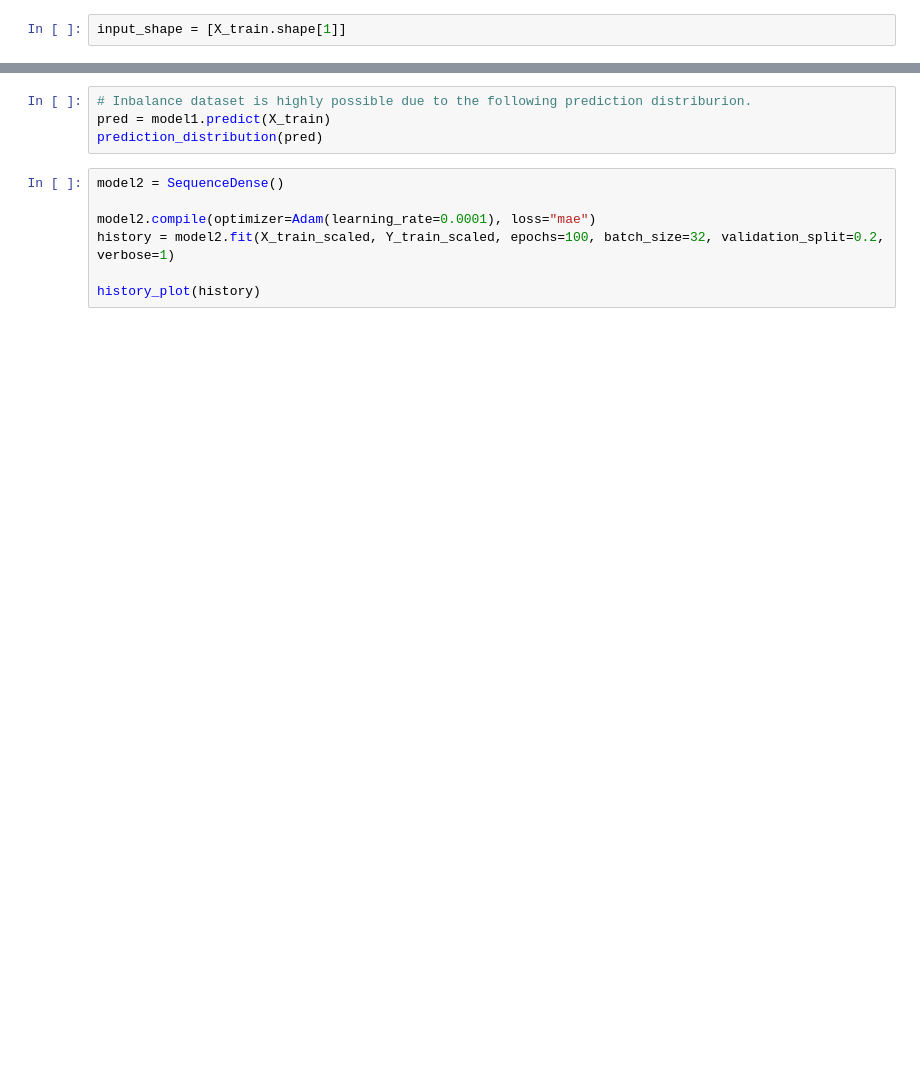
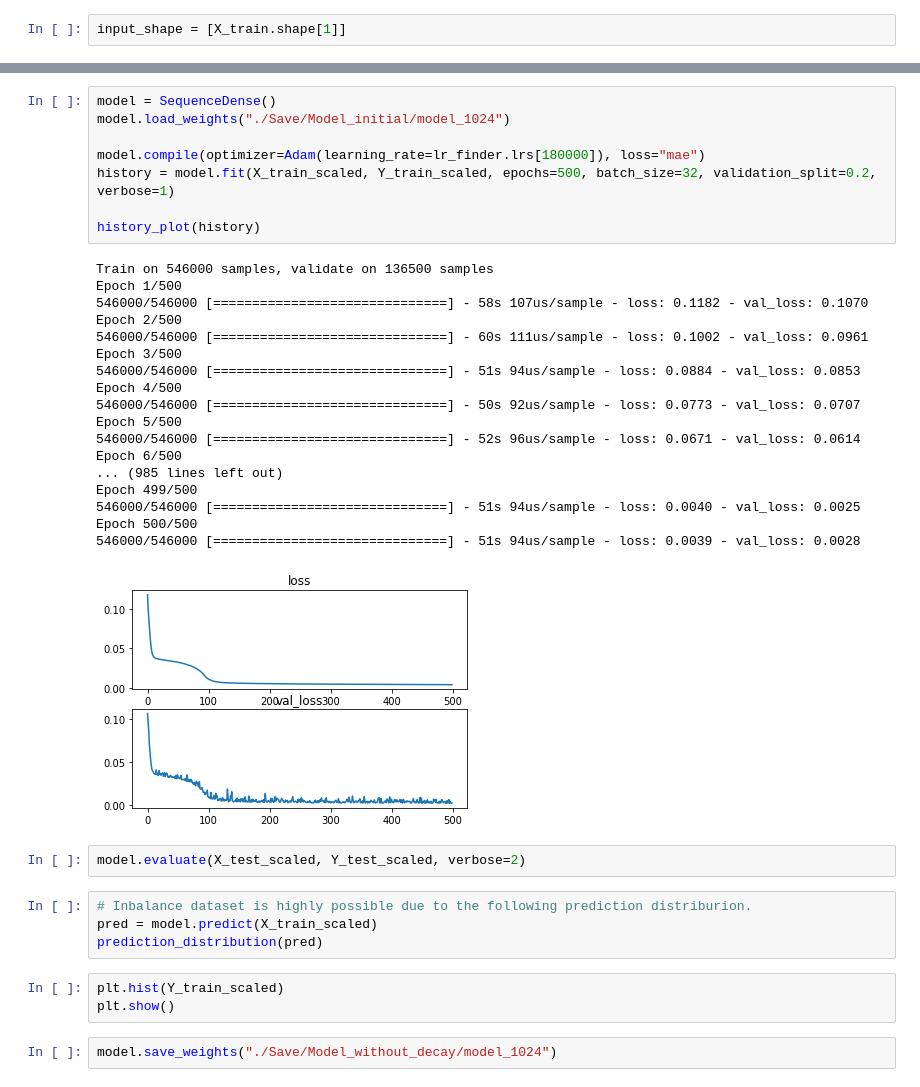
Before and after one commit to TeaKatz/Binary_Search_Optimization, a Jupyter notebook: Predict.ipynb, the cells around one changed output, grey strips where cells are left out. Cells and saved outputs as stored; diff of their text form; blank space fills up the shorter version.

```diff
--- a/Predict.ipynb
+++ b/Predict.ipynb
@@ -132,11 +153,38 @@ class NonSequenceDense(Model):
+# %%
+model = SequenceDense()
+model.load_weights("./Save/Model_initial/model_1024")
+
+model.compile(optimizer=Adam(learning_rate=lr_finder.lrs[180000]), loss="mae")
+history = model.fit(X_train_scaled, Y_train_scaled, epochs=500, batch_size=32, validation_split=0.2, verbose=1)
+
+history_plot(history)
+# %% [output]
+Train on 546000 samples, validate on 136500 samples
+Epoch 1/500
+546000/546000 [==============================] - 58s 107us/sample - loss: 0.1182 - val_loss: 0.1070
+Epoch 2/500
+546000/546000 [==============================] - 60s 111us/sample - loss: 0.1002 - val_loss: 0.0961
+Epoch 3/500
+546000/546000 [==============================] - 51s 94us/sample - loss: 0.0884 - val_loss: 0.0853
+Epoch 4/500
+546000/546000 [==============================] - 50s 92us/sample - loss: 0.0773 - val_loss: 0.0707
+Epoch 5/500
+546000/546000 [==============================] - 52s 96us/sample - loss: 0.0671 - val_loss: 0.0614
+Epoch 6/500
+... (985 lines left out)
+Epoch 499/500
+546000/546000 [==============================] - 51s 94us/sample - loss: 0.0040 - val_loss: 0.0025
+Epoch 500/500
+546000/546000 [==============================] - 51s 94us/sample - loss: 0.0039 - val_loss: 0.0028
+[figure, added]
+# %%
+model.evaluate(X_test_scaled, Y_test_scaled, verbose=2)
 # %%
 # Inbalance dataset is highly possible due to the following prediction distriburion.
-pred = model1.predict(X_train)
+pred = model.predict(X_train_scaled)
 prediction_distribution(pred)
-# %%
-model2 = SequenceDense()
-
-model2.compile(optimizer=Adam(learning_rate=0.0001), loss="mae")
-history = model2.fit(X_train_scaled, Y_train_scaled, epochs=100, batch_size=32, validation_split=0.2, verbose=1)
-
-history_plot(history)
+# %%
+plt.hist(Y_train_scaled)
+plt.show()
+# %%
+model.save_weights("./Save/Model_without_decay/model_1024")
```
Also changed, not shown: parts of 30 cells of this notebook, 15 other files.
